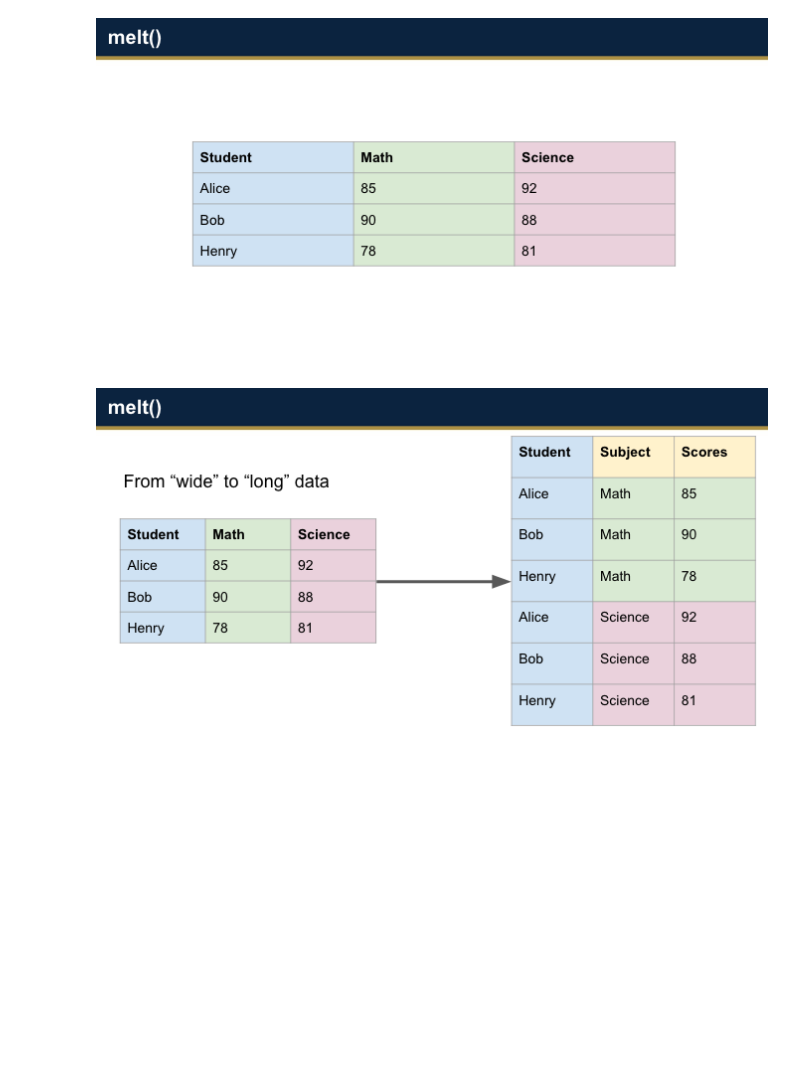
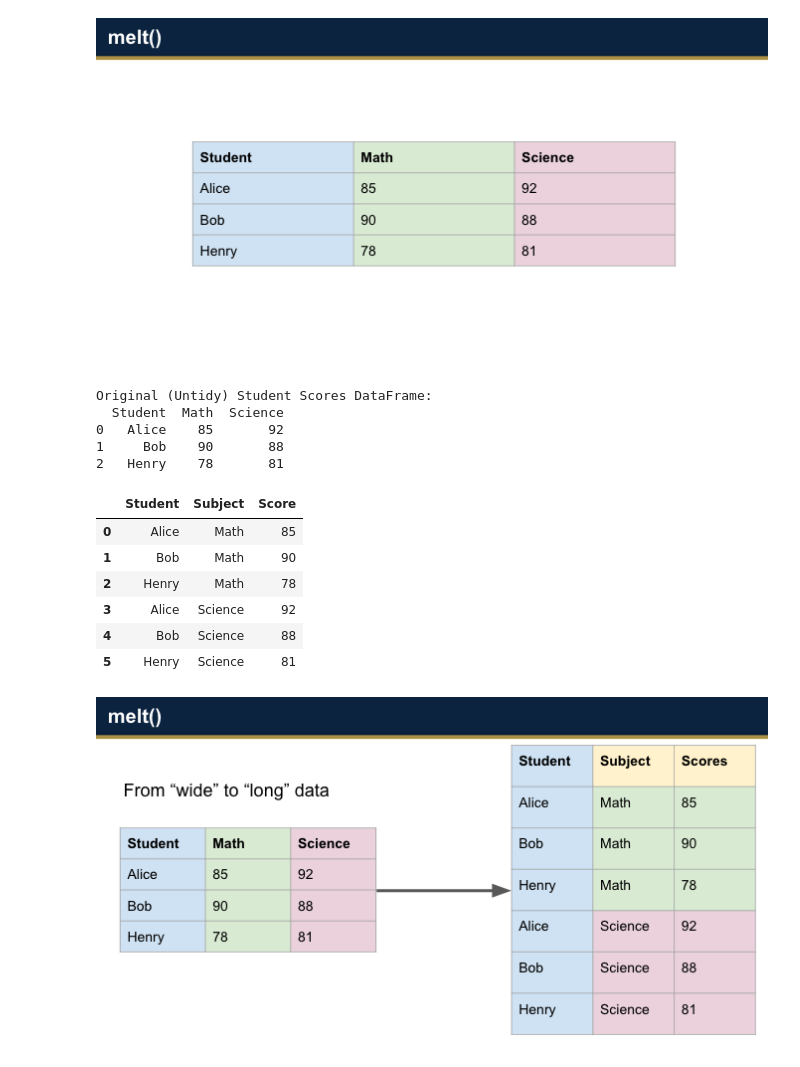
Before and after one commit to tmsantar/Santarelli-Data-Science-Portfolio, a Jupyter notebook: Week 6/IDS_6_1_IN_CLASS-2.ipynb, the cells around one changed output. Drawn from its saved outputs; the diff is of its cells as text; code cells hidden in the pictures; blank space fills up the shorter version.

```diff
--- a/Week 6/IDS_6_1_IN_CLASS-2.ipynb
+++ b/Week 6/IDS_6_1_IN_CLASS-2.ipynb
@@ -38,18 +38,33 @@
 # %%
 import pandas as pd
 
 # Create a wide-format DataFrame (untidy form)
 df_students = pd.DataFrame({
     'Student': ['Alice', 'Bob', 'Henry'],
     'Math': [85, 90, 78],
     'Science': [92, 88, 81]
 })
 
 print("Original (Untidy) Student Scores DataFrame:")
 print(df_students)
 
 # Melt the DataFrame: convert subject columns ('Math', 'Science') into a single 'Subject' column,
 # with their corresponding scores in a new 'Score' column.
+
+pd.melt(df_students, id_vars=['Student'], value_vars=['Math', 'Science'], var_name='Subject', value_name='Score')
+# %% [output]
+Original (Untidy) Student Scores DataFrame:
+  Student  Math  Science
+0   Alice    85       92
+1     Bob    90       88
+2   Henry    78       81
+|  | Student | Subject | Score |
+| 0 | Alice | Math | 85 |
+| 1 | Bob | Math | 90 |
+| 2 | Henry | Math | 78 |
+| 3 | Alice | Science | 92 |
+| 4 | Bob | Science | 88 |
+| 5 | Henry | Science | 81 |
 # %% [markdown]
 ![image.png](embedded-picture-1)
 # %% [markdown]
```
Also changed, not shown: parts of 5 cells of this notebook.
